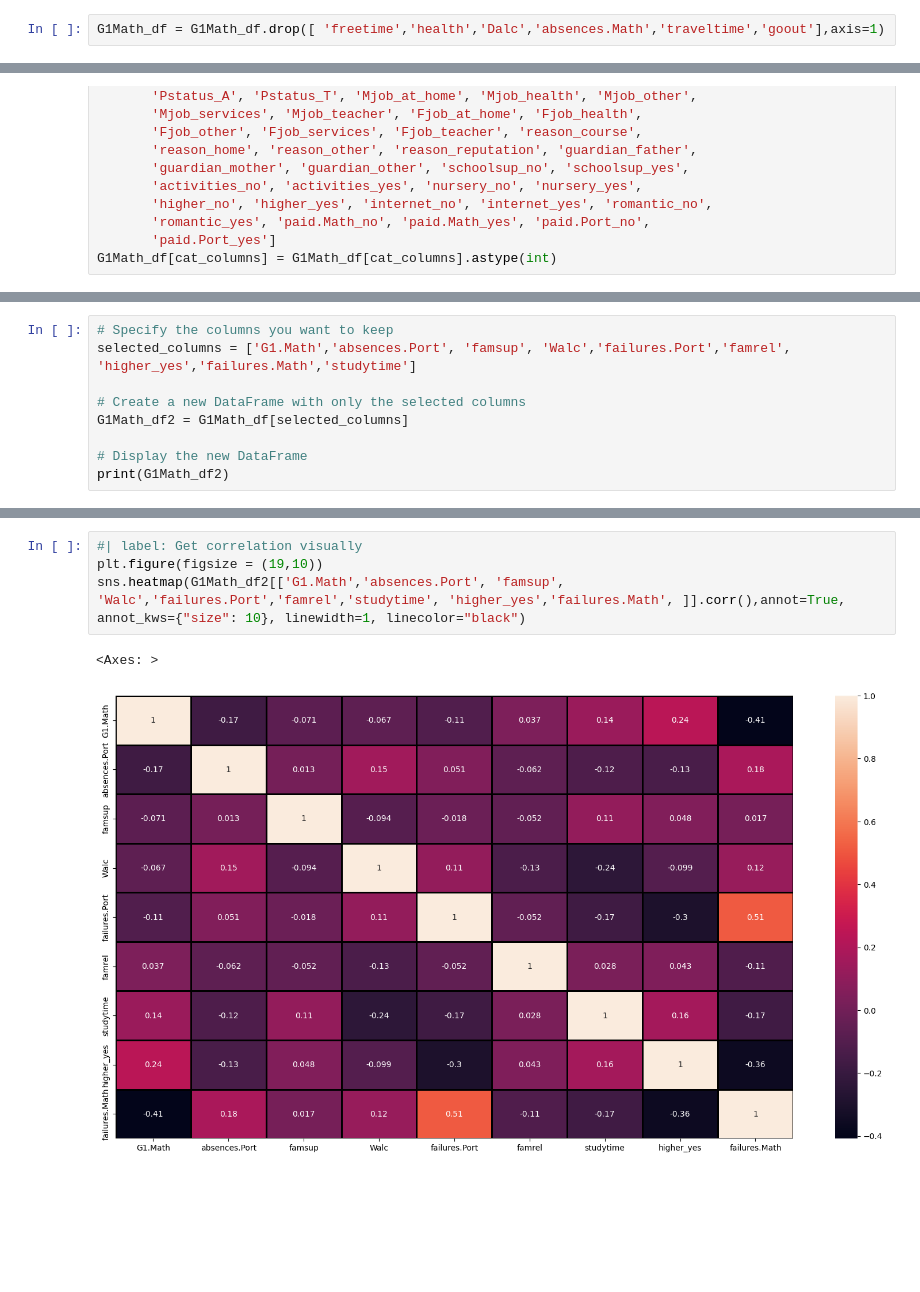
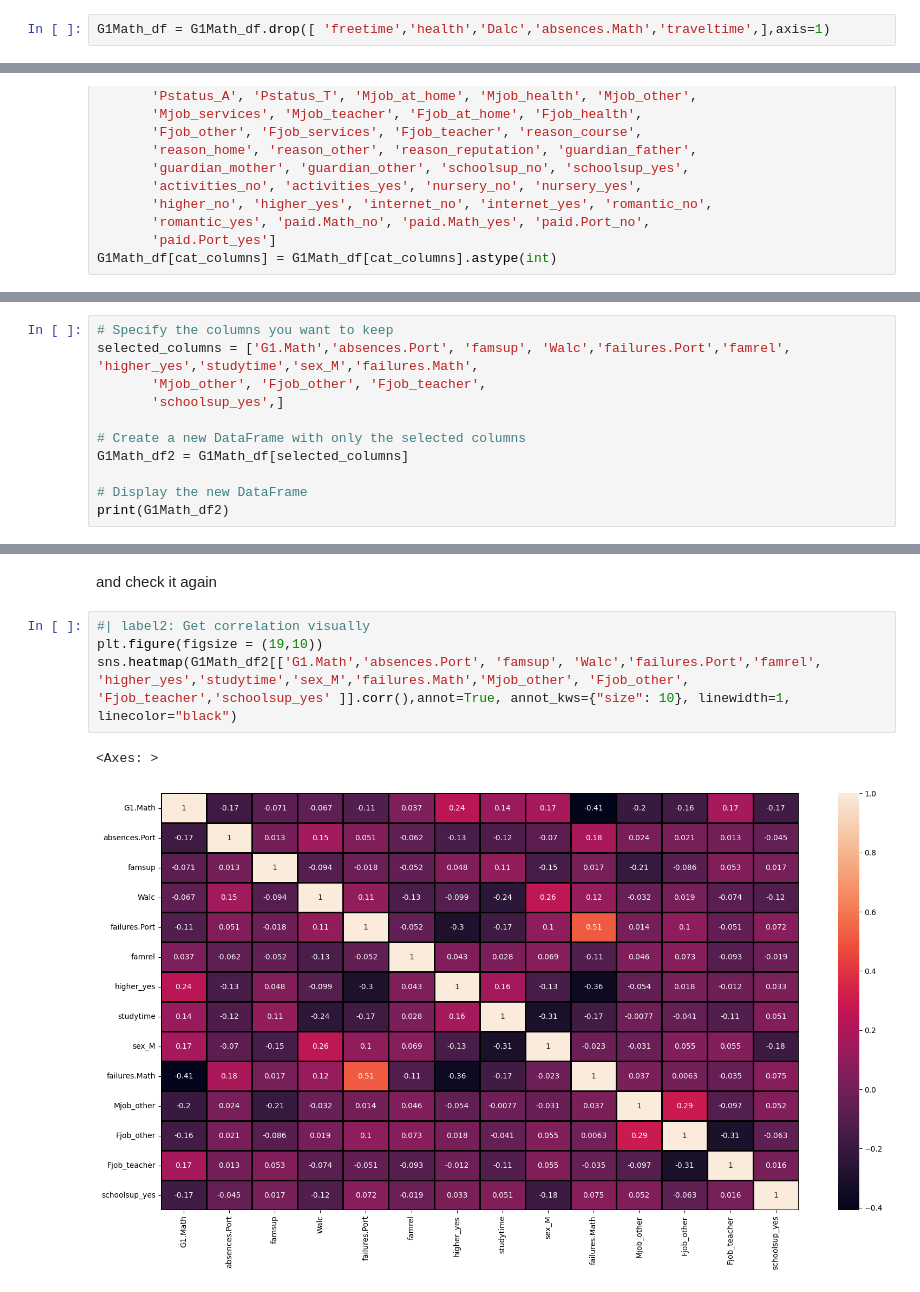
Before and after one commit to Mesgarin/DAPJFinal, a Jupyter notebook: Report Regression.ipynb, the cells around one changed output, grey strips where cells are left out. Drawn from its saved outputs; the diff is of its cells as text; blank space fills up the shorter version.

```diff
--- a/Report Regression.ipynb
+++ b/Report Regression.ipynb
@@ -717,7 +785,7 @@ Name: G1.Math, dtype: float64
 before creating dummy variable betwen the variables there are study time with corrolation 0.13 and failours.math :-0,40 and absences.port -0.17  is better the others are integer variables.
 in this step we can drop the other coloumns for managing beter ( we dont drop this columns becouse in the task say that famrel,Walc ,famsup,traveltime,failures.Port,absences.Port)
 # %%
-G1Math_df = G1Math_df.drop([ 'freetime','health','Dalc','absences.Math','traveltime','goout'],axis=1)
+G1Math_df = G1Math_df.drop([ 'freetime','health','Dalc','absences.Math','traveltime',],axis=1)
 # %%
 G1Math_df.columns
 G1Math_df.shape
@@ -891,6 +1029,8 @@ so fo this correlation we only use failers.math and heigher_yes/heigher_no , and
 # %%
 # Specify the columns you want to keep
-selected_columns = ['G1.Math','absences.Port', 'famsup', 'Walc','failures.Port','famrel', 'higher_yes','failures.Math','studytime']
+selected_columns = ['G1.Math','absences.Port', 'famsup', 'Walc','failures.Port','famrel', 'higher_yes','studytime','sex_M','failures.Math',
+       'Mjob_other', 'Fjob_other', 'Fjob_teacher',
+       'schoolsup_yes',]
 
 # Create a new DataFrame with only the selected columns
 G1Math_df2 = G1Math_df[selected_columns]
@@ -934,8 +1058,10 @@ after checking the corrolation I selected failures.Math,  higher_yes ,failures.M
+# %% [markdown]
+and check it again
 # %%
-#| label: Get correlation visually
+#| label2: Get correlation visually
 plt.figure(figsize = (19,10))
-sns.heatmap(G1Math_df2[['G1.Math','absences.Port', 'famsup', 'Walc','failures.Port','famrel','studytime', 'higher_yes','failures.Math', ]].corr(),annot=True, annot_kws={"size": 10}, linewidth=1, linecolor="black")
+sns.heatmap(G1Math_df2[['G1.Math','absences.Port', 'famsup', 'Walc','failures.Port','famrel', 'higher_yes','studytime','sex_M','failures.Math','Mjob_other', 'Fjob_other', 'Fjob_teacher','schoolsup_yes' ]].corr(),annot=True, annot_kws={"size": 10}, linewidth=1, linecolor="black")
 # %% [output]
 <Axes: >
-[figure, old version]
+[figure, new version]
 # %% [markdown]
```
Also changed, not shown: parts of 91 cells of this notebook, 6 other files.
